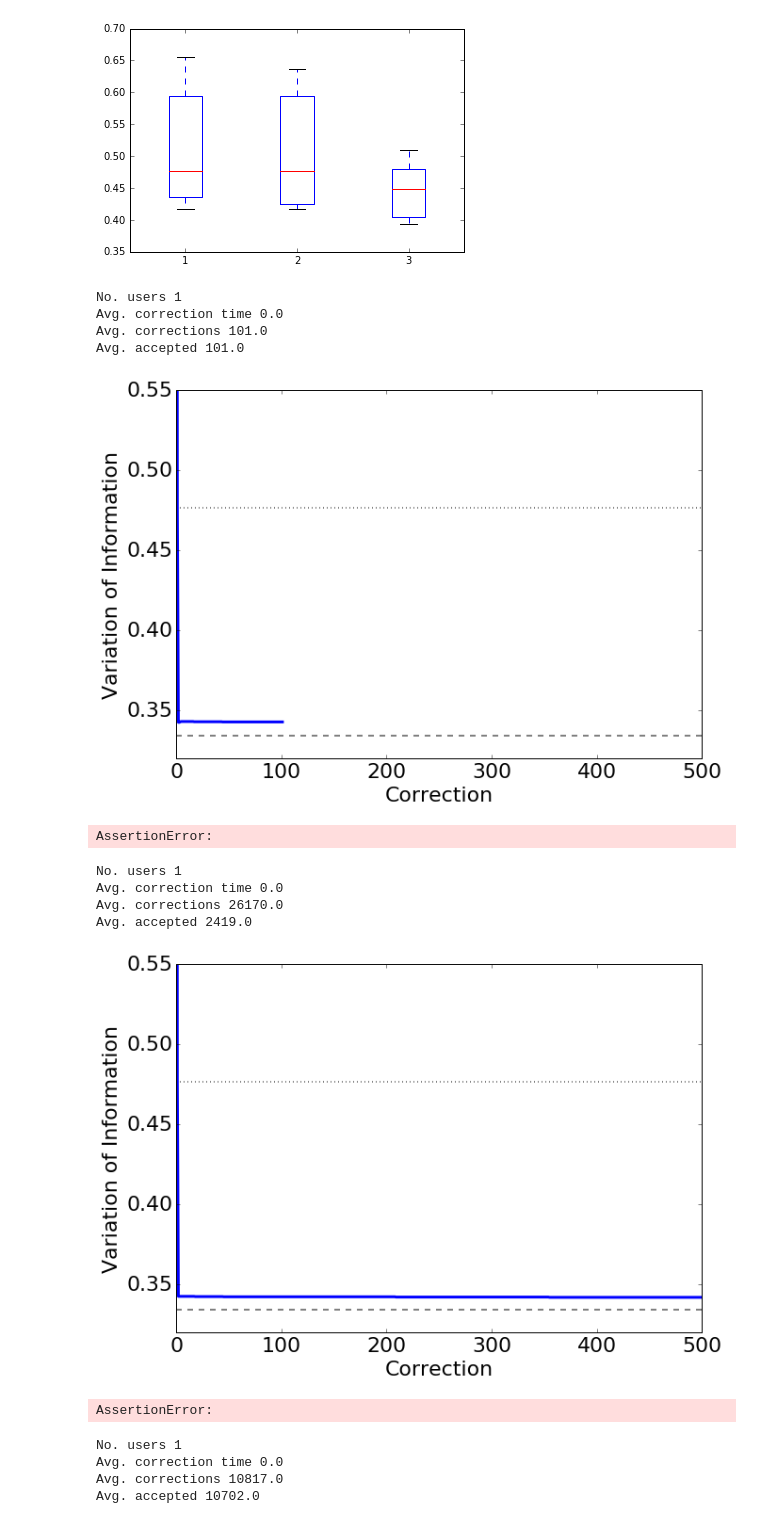
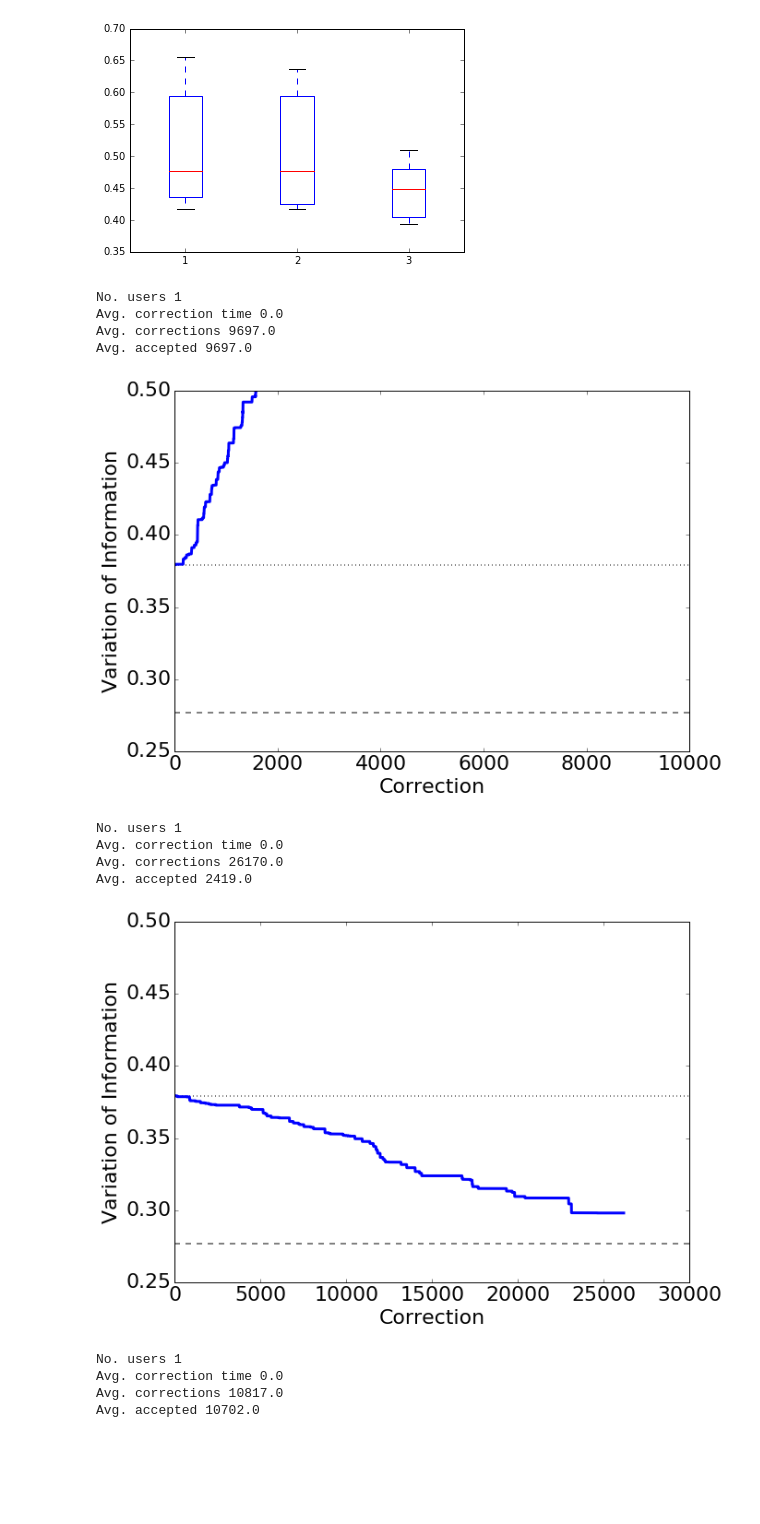
Before and after one commit to VCG/gp, a Jupyter notebook: ipy_test/LOAD_USER.ipynb, the cells around one changed output. Saved outputs shown, nothing was run; the diff lists cells and outputs as text; code cells hidden in the pictures; blank space fills up the shorter version.

```diff
--- a/ipy_test/LOAD_USER.ipynb
+++ b/ipy_test/LOAD_USER.ipynb
@@ -285,30 +307,34 @@ for z in range(250,300):
     #mask the rhoana output
     rhoana_single[mask==0] = 0
 
-    c_gold.append(gold)
-    c_rhoana.append(rhoana)
+    c_gold.append(gold_single)
+    c_rhoana.append(rhoana_single)
 # %%
-auto95_gp_vi_per_slice, auto95_gp_merge_vis, auto95_gp_split_vis = gp.Stats.analyze_users(['auto95FP_NEW'], c_gold, c_rhoana,
+cyl_auto95_fp_vi_per_slice, cyl_auto95_fp_merge_vis, cyl_auto95_fp_split_vis = gp.Stats.analyze_users(['auto95FP_NEW'], c_gold, c_rhoana,
                                                                                          filename='/home/d/PAPERGFX/cylinder_fpauto.pdf',
-                                                                                         DATADIR='/home/d/CYLINDERSTUDY/')
+                                                                                         DATADIR='/home/d/CYLINDERSTUDY/',
+                                                                                         data='cyl',
+                                                                                         clampX=None, clampY=None,
+                                                                                         skipoutput=True)
 # %% [output]
 No. users 1
 Avg. correction time 0.0
-Avg. corrections 101.0
-Avg. accepted 101.0
+Avg. corrections 9697.0
+Avg. accepted 9697.0
-[figure, old version]
+[figure, new version]
-AssertionError:
 # %%
-auto95_gp_vi_per_slice, auto95_gp_merge_vis, auto95_gp_split_vis = gp.Stats.analyze_users(['simuserFP_NEW'], c_gold, c_rhoana,
+cyl_simuser_fp_vi_per_slice, cyl_simuser_fp_merge_vis, cyl_simuser_fp_split_vis = gp.Stats.analyze_users(['simuserFP_NEW'], c_gold, c_rhoana,
                                                                                          filename='/home/d/PAPERGFX/cylinder_fpsimuser.pdf',
-                                                                                         DATADIR='/home/d/CYLINDERSTUDY/')
+                                                                                         DATADIR='/home/d/CYLINDERSTUDY/',
+                                                                                         data='cyl',
+                                                                                         clampX=None, clampY=None,
+                                                                                         skipoutput=True)
 # %% [output]
 No. users 1
 Avg. correction time 0.0
 Avg. corrections 26170.0
 Avg. accepted 2419.0
-[figure, old version]
+[figure, new version]
-AssertionError:
 # %%
 auto95_gp_vi_per_slice, auto95_gp_merge_vis, auto95_gp_split_vis = gp.Stats.analyze_users(['auto00GP_NEW'], c_gold, c_rhoana,
                                                                                          filename='/home/d/PAPERGFX/cylinder_gpauto.pdf',
```
Also changed, not shown: parts of 19 cells of this notebook, 6 other files.
